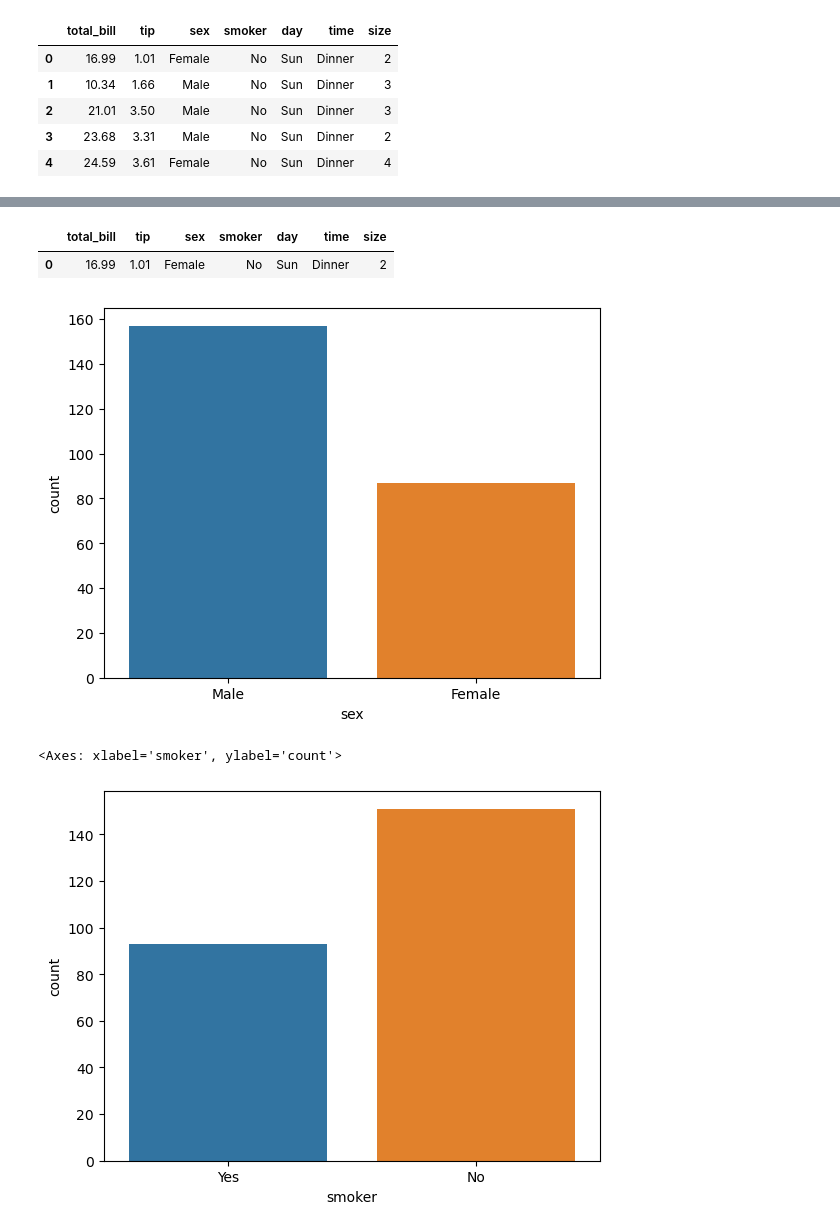
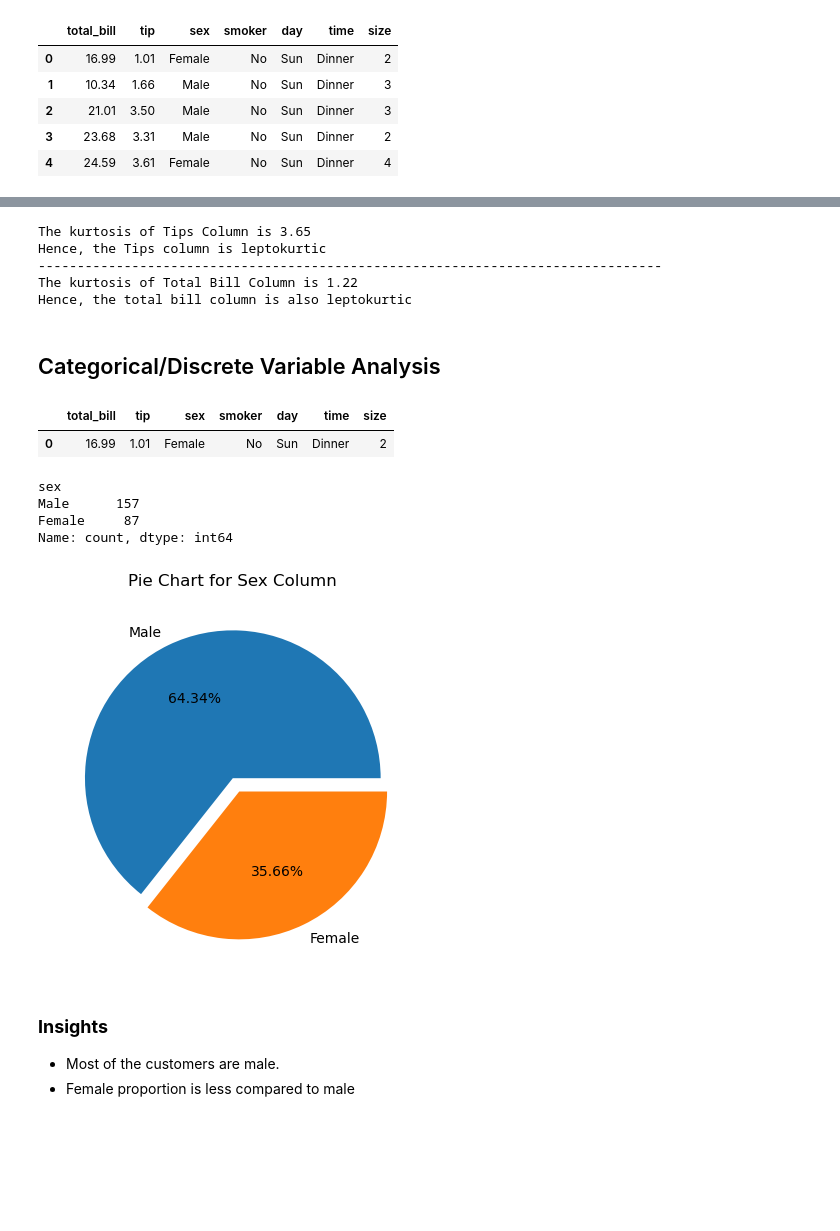
Before and after one commit to kamsaxel/Jupyter-Notebooks, a Jupyter notebook: tips.ipynb, the cells around one changed output, grey strips where cells are left out. Cells and saved outputs as stored; diff of their text form; code cells hidden in the pictures; blank space fills up the shorter version.

```diff
--- a/tips.ipynb
+++ b/tips.ipynb
@@ -225,15 +195,32 @@ df['size'].skew()
-# %%
-df.head(1)
-# %% [output]
-|  | total_bill | tip | sex | smoker | day | time | size |
-| 0 | 16.99 | 1.01 | Female | No | Sun | Dinner | 2 |
+# %%
+print(f"The kurtosis of Tips Column is {round(df['tip'].kurt(),2)}")
+print("Hence, the Tips column is leptokurtic")
+print("-"*80)
+print(f"The kurtosis of Total Bill Column is {round(df["total_bill"].kurt(),2)}")
+print("Hence, the total bill column is also leptokurtic")
+# %% [output]
+The kurtosis of Tips Column is 3.65
+Hence, the Tips column is leptokurtic
+--------------------------------------------------------------------------------
+The kurtosis of Total Bill Column is 1.22
+Hence, the total bill column is also leptokurtic
+# %% [markdown]
+## Categorical/Discrete Variable Analysis
+# %%
+df.head(1)
+# %% [output]
+|  | total_bill | tip | sex | smoker | day | time | size |
+| 0 | 16.99 | 1.01 | Female | No | Sun | Dinner | 2 |
+# %%
+df['sex'].value_counts()
+# %% [output]
+sex
+Male      157
+Female     87
+Name: count, dtype: int64
 # %%
-sns.countplot(x = df['sex'], hue = df.sex) #palette = ["yellow","red"]
+plt.pie(df['sex'].value_counts(),autopct="%.2f%%", labels= df['sex'].value_counts().index, explode=[0, 0.1])
+plt.title("Pie Chart for Sex Column")
 plt.show()
 # %% [output]
-[figure, old version]
+[figure, new version]
-# %%
-sns.countplot(x=df['smoker'],hue=df.smoker)
-# %% [output]
-<Axes: xlabel='smoker', ylabel='count'>
-[figure, removed]
@@ -248 +227,5 @@ plt.show()
+# %% [markdown]
+### **Insights**
+- Most of the customers are male.
+- Female proportion is less compared to male
 # %%
```
Also changed, not shown: parts of 31 cells of this notebook.
